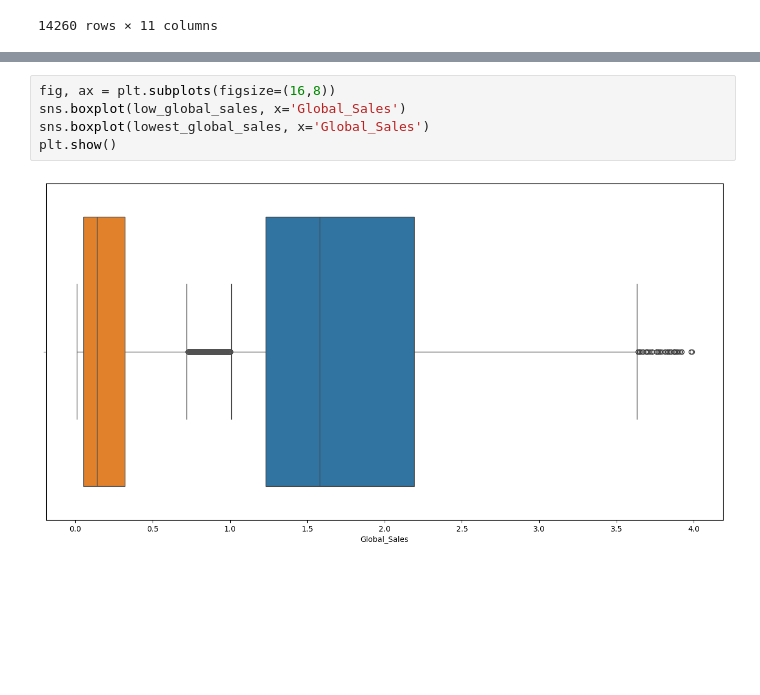
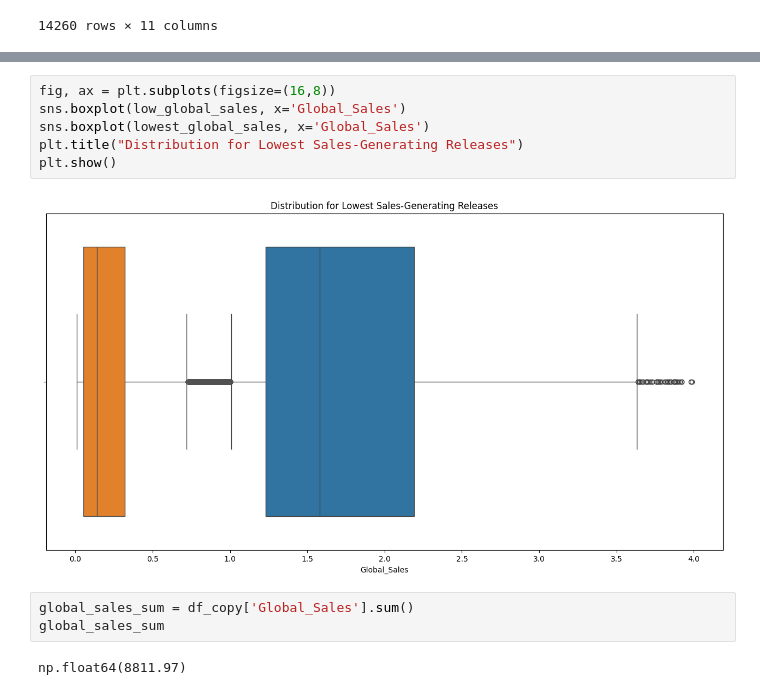
Before and after one commit to cafesmire/notebooks, a Jupyter notebook: video_game_sales/videogame_eda.ipynb, the cells around one changed output, grey strips where cells are left out. Cells and saved outputs as stored; diff of their text form; blank space fills up the shorter version.

Commit message:
Explore global sales by genre and platform

```diff
--- a/video_game_sales/videogame_eda.ipynb
+++ b/video_game_sales/videogame_eda.ipynb
@@ -152,7 +150,13 @@ plt.show()
 # %%
 fig, ax = plt.subplots(figsize=(16,8))
 sns.boxplot(low_global_sales, x='Global_Sales')
 sns.boxplot(lowest_global_sales, x='Global_Sales')
+plt.title("Distribution for Lowest Sales-Generating Releases")
 plt.show()
 # %% [output]
-[figure, old version]
+[figure, new version]
+# %%
+global_sales_sum = df_copy['Global_Sales'].sum()
+global_sales_sum
+# %% [output]
+np.float64(8811.97)
```
Also changed, not shown: parts of 18 cells of this notebook.
